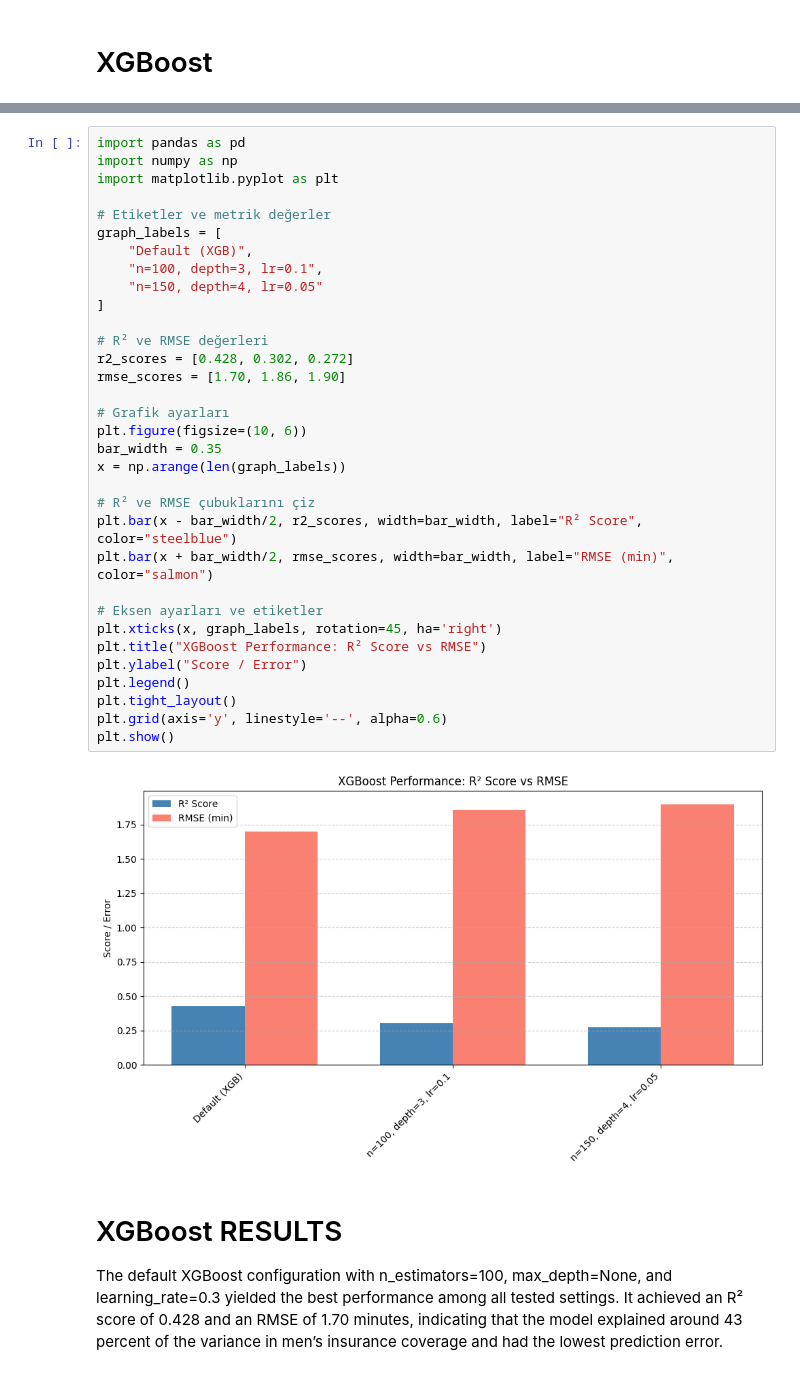
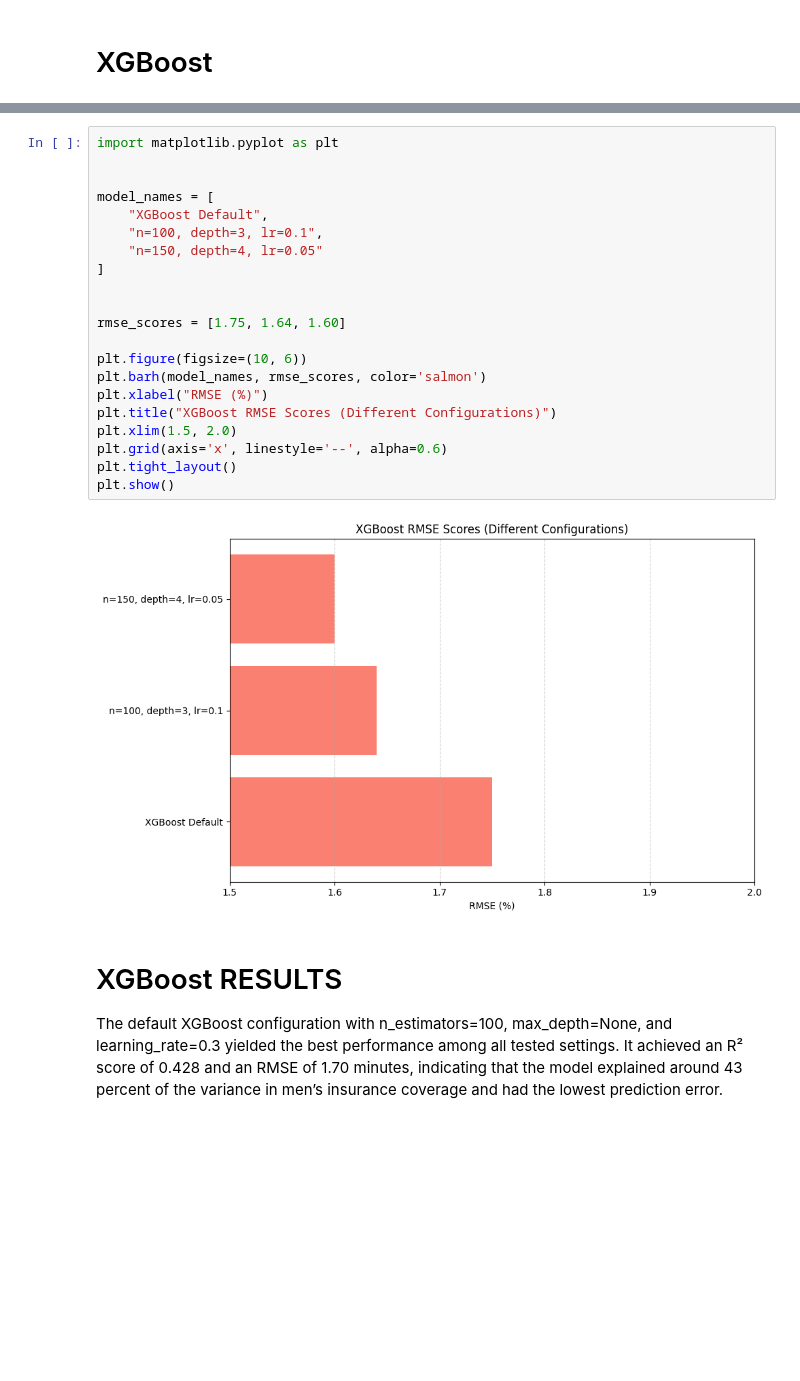
Before and after one commit to esintopaktas/DSA-210, a Jupyter notebook: Wage_Insurance_Hypothesis_Preprocessing_and_Testing.ipynb, the cells around one changed output, grey strips where cells are left out. Saved outputs shown, nothing was run; the diff lists cells and outputs as text; blank space fills up the shorter version.

```diff
--- a/Wage_Insurance_Hypothesis_Preprocessing_and_Testing.ipynb
+++ b/Wage_Insurance_Hypothesis_Preprocessing_and_Testing.ipynb
@@ -1234,38 +928,26 @@ n_estimators = 150, max_depth = 4, learning_rate = 0.05
 # %%
-import pandas as pd
-import numpy as np
 import matplotlib.pyplot as plt
 
-# Etiketler ve metrik değerler
-graph_labels = [
-    "Default (XGB)",
+
+model_names = [
+    "XGBoost Default",
     "n=100, depth=3, lr=0.1",
     "n=150, depth=4, lr=0.05"
 ]
 
-# R² ve RMSE değerleri
-r2_scores = [0.428, 0.302, 0.272]
-rmse_scores = [1.70, 1.86, 1.90]
 
-# Grafik ayarları
+rmse_scores = [1.75, 1.64, 1.60]
+
 plt.figure(figsize=(10, 6))
-bar_width = 0.35
-x = np.arange(len(graph_labels))
-
-# R² ve RMSE çubuklarını çiz
-plt.bar(x - bar_width/2, r2_scores, width=bar_width, label="R² Score", color="steelblue")
-plt.bar(x + bar_width/2, rmse_scores, width=bar_width, label="RMSE (min)", color="salmon")
-
-# Eksen ayarları ve etiketler
-plt.xticks(x, graph_labels, rotation=45, ha='right')
-plt.title("XGBoost Performance: R² Score vs RMSE")
-plt.ylabel("Score / Error")
-plt.legend()
+plt.barh(model_names, rmse_scores, color='salmon')
+plt.xlabel("RMSE (%)")
+plt.title("XGBoost RMSE Scores (Different Configurations)")
+plt.xlim(1.5, 2.0)
+plt.grid(axis='x', linestyle='--', alpha=0.6)
 plt.tight_layout()
-plt.grid(axis='y', linestyle='--', alpha=0.6)
 plt.show()
 # %% [output]
-[figure, old version]
+[figure, new version]
 # %% [markdown]
 # XGBoost RESULTS
 The default XGBoost configuration with n_estimators=100, max_depth=None, and learning_rate=0.3 yielded the best performance among all tested settings. It achieved an R² score of 0.428 and an RMSE of 1.70 minutes, indicating that the model explained around 43 percent of the variance in men’s insurance coverage and had the lowest prediction error.
```
Also changed, not shown: parts of 40 cells of this notebook.
